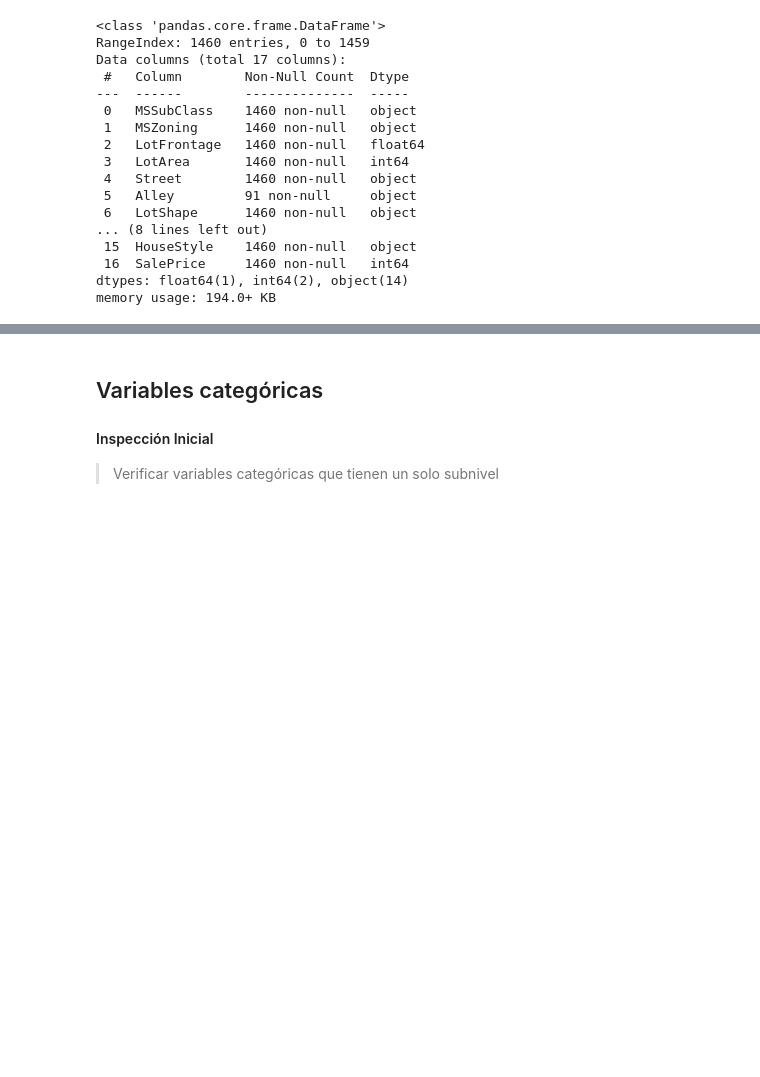
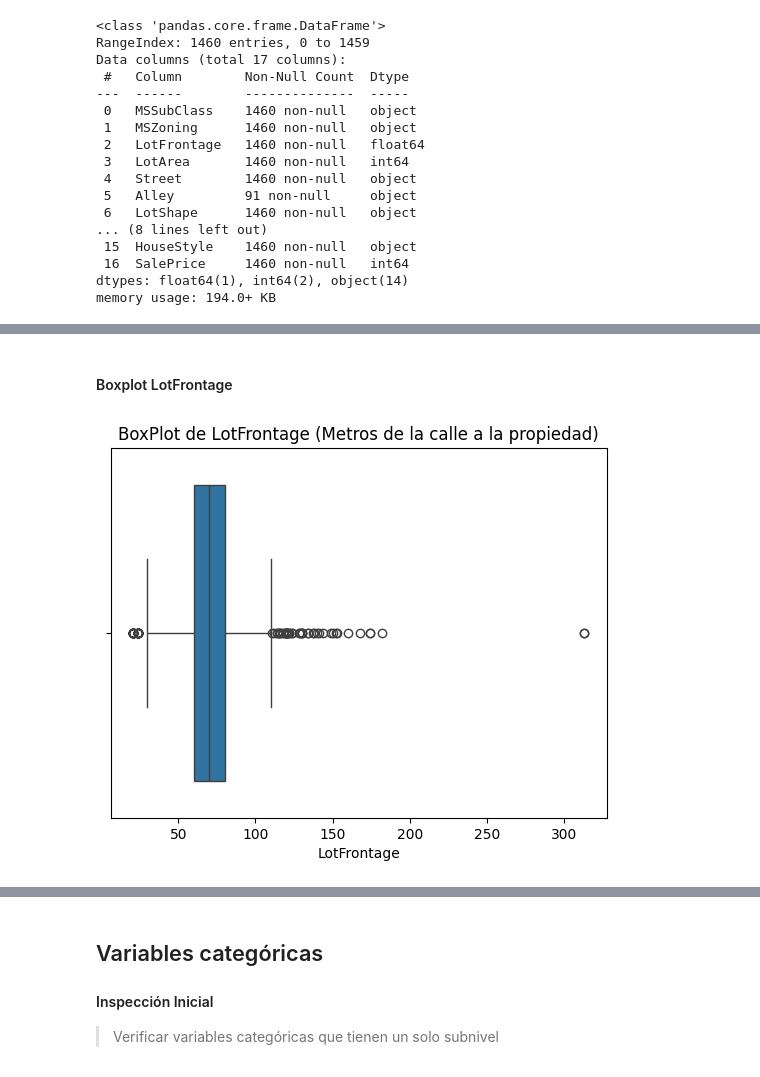
Before and after one commit to Club-CIAP/PreCIAP_2PAO_2025_Grupo2, a Jupyter notebook: notebooks/1.1-gts-data_cleaning.ipynb, the cells around one changed output, grey strips where cells are left out. Cells and saved outputs as stored; diff of their text form; code cells hidden in the pictures; blank space fills up the shorter version.

```diff
--- a/notebooks/1.1-gts-data_cleaning.ipynb
+++ b/notebooks/1.1-gts-data_cleaning.ipynb
@@ -262,0 +303,8 @@ memory usage: 194.0+ KB
+# %% [markdown]
+#### Boxplot LotFrontage
+# %%
+sns.boxplot(x=df['LotFrontage'])
+plt.title('BoxPlot de LotFrontage (Metros de la calle a la propiedad)')
+plt.show()
+# %% [output]
+[figure, added]
```
Also changed, not shown: parts of 9 cells of this notebook.
